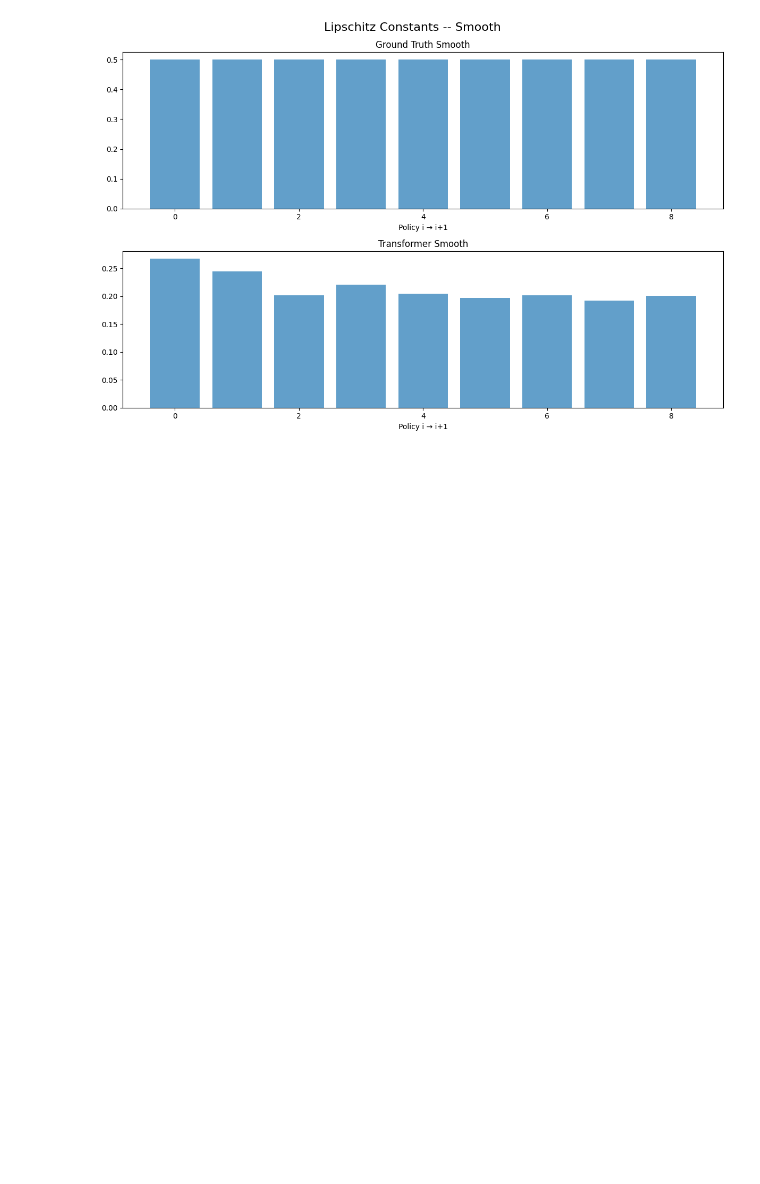
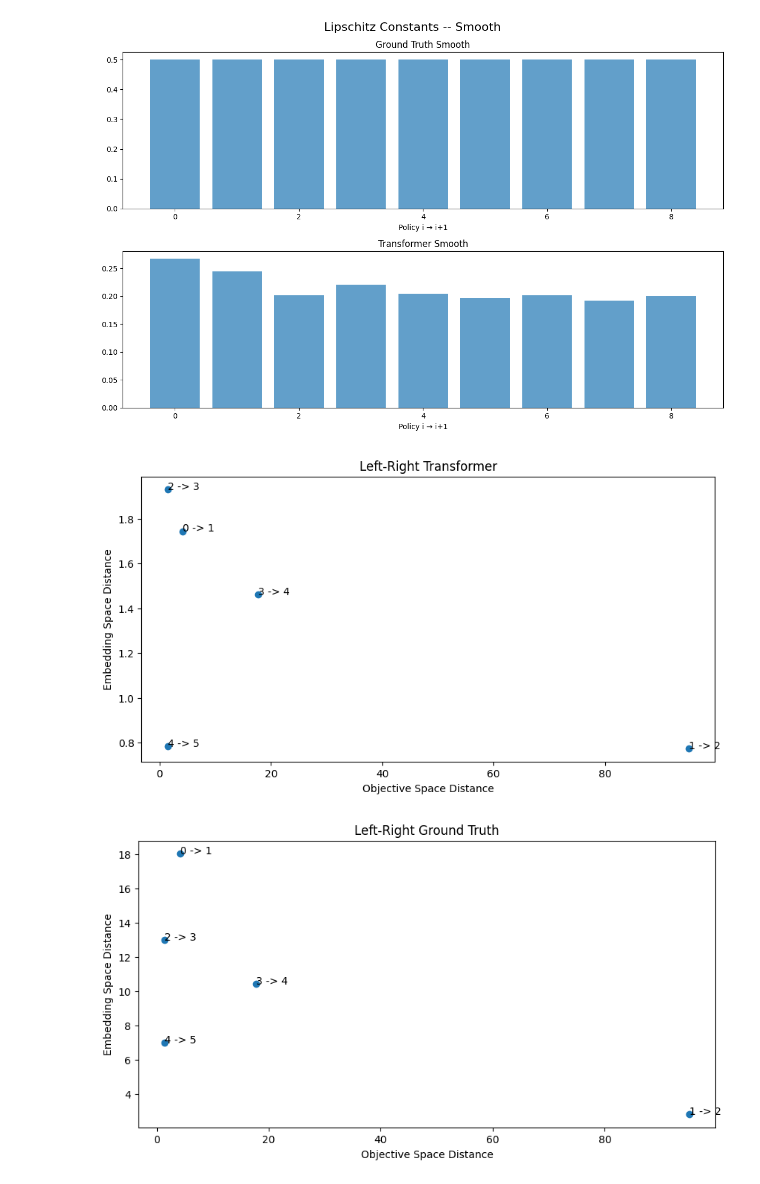
Before and after one commit to ffelten/Behavior-vs-Objective-Space, a Jupyter notebook: analysis.ipynb, the cells around one changed output. Drawn from its saved outputs; the diff is of its cells as text; code cells hidden in the pictures; blank space fills up the shorter version.

Commit message:
Scatterplots

```diff
--- a/analysis.ipynb
+++ b/analysis.ipynb
@@ -395,3 +405,33 @@ Lipschitz constants Transformer Smooth: [0.26686079 0.24393978 0.20173922 0.2208
 [figure]
 [figure]
 [figure]
+# %%
+# make a scatter plot where the x axis are the distances in the objective space and the y axis are the distances in the embedding space
+# Create two separate figures for parallel viewing
+data = d_objs_lr_t, d_embs_lr_t
+data_gt = d_objs_lr_gt, d_embs_lr_gt
+instance = "Left-Right"
+
+fig1, ax1 = plt.subplots(figsize=(10, 5))
+ax1.scatter(data[0], data[1])
+ax1.set_xlabel("Objective Space Distance")
+ax1.set_ylabel("Embedding Space Distance")
+ax1.set_title(f"{instance} Transformer")
+# add index as text labels
+for i, txt in enumerate(range(len(data[0]))):
+    ax1.annotate(f"{i} -> {i+1}", (data[0][i], data[1][i]))
+
+# now the ground truth in a different plot
+fig2, ax2 = plt.subplots(figsize=(10, 5))
+ax2.scatter(data_gt[0], data_gt[1])
+ax2.set_xlabel("Objective Space Distance")
+ax2.set_ylabel("Embedding Space Distance")
+ax2.set_title(f"{instance} Ground Truth")
+# add index as text labels
+for i, txt in enumerate(range(len(data_gt[0]))):
+    ax2.annotate(f"{i} -> {i+1}", (data_gt[0][i], data_gt[1][i]))
+
+plt.show()
+# %% [output]
+[figure, added]
+[figure, added]
```
Also changed, not shown: parts of 4 cells of this notebook.
